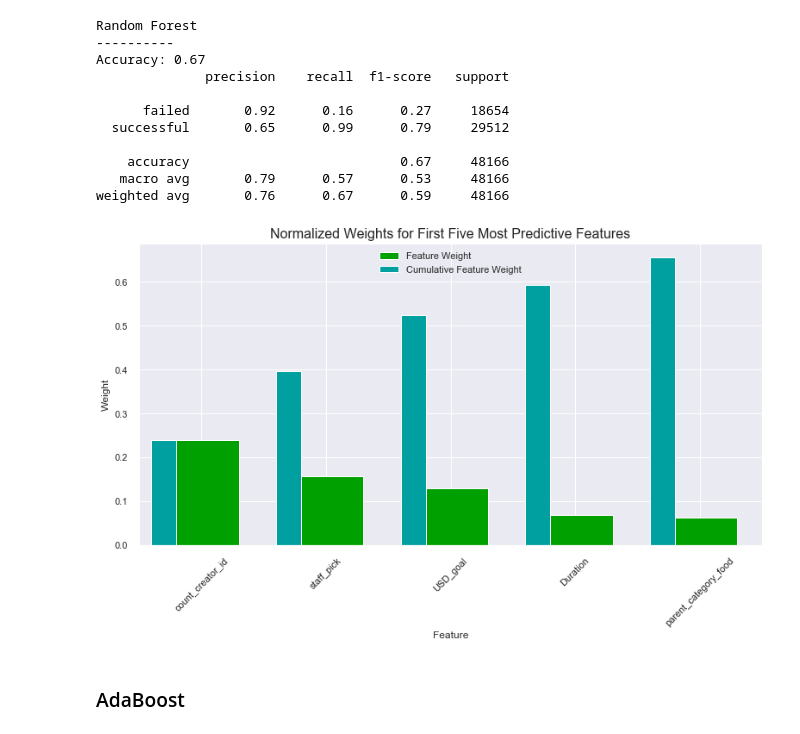
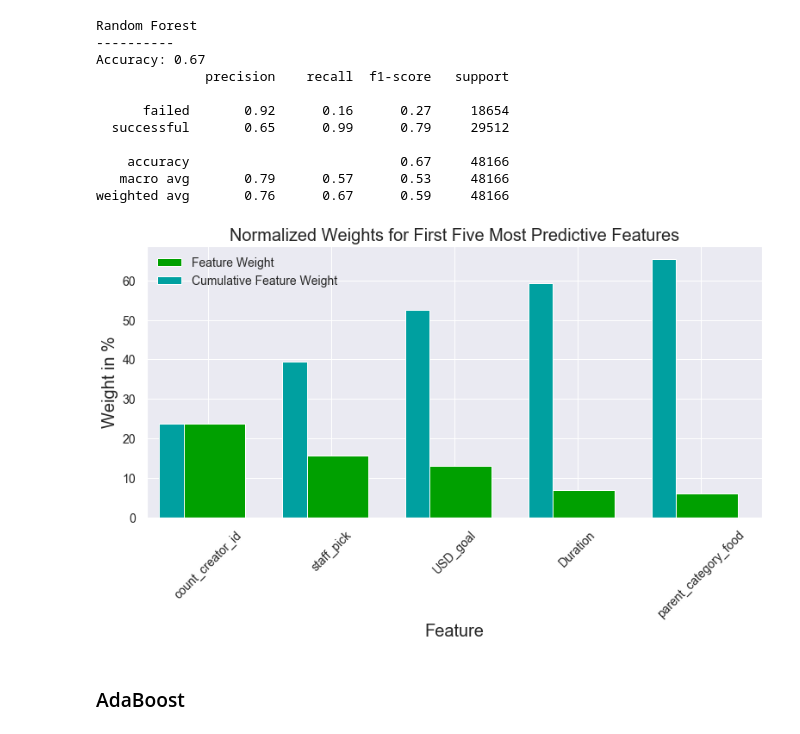
Before and after one commit to skrutzky/Project-2_Kickstarter, a Jupyter notebook: DS-Project-2_Kickstarter.ipynb, the cells around one changed output. Cells and saved outputs as stored; diff of their text form; code cells hidden in the pictures.

```diff
--- a/DS-Project-2_Kickstarter.ipynb
+++ b/DS-Project-2_Kickstarter.ipynb
@@ -1254,18 +1254,20 @@ def feature_plot(importances, X_train, y_train,name='Bild.png'):
 
     # Creat the plot
     fig = plt.figure(figsize = (11,7))
-    plt.title("Normalized Weights for First Five Most Predictive Features", fontsize = 16)
+    plt.title("Normalized Weights for First Five Most Predictive Features", fontsize = 20)
     plt.bar(np.arange(5), values, width = 0.6, align="center", color = '#00A000', \
           label = "Feature Weight")
     plt.bar(np.arange(5) - 0.3, np.cumsum(values), width = 0.2, align = "center", color = '#00A0A0', \
           label = "Cumulative Feature Weight")
     plt.xticks(np.arange(5), columns)
     plt.xlim((-0.5, 4.5))
-    plt.ylabel("Weight", fontsize = 12)
-    plt.xlabel("Feature", fontsize = 12)
+    plt.ylabel("Weight in %", fontsize = 20)
+    plt.xlabel("Feature", fontsize = 20)
     plt.xticks(rotation=45)
+    plt.rc('xtick', labelsize=14)    # fontsize of the tick labels
+    plt.rc('ytick', labelsize=14)    # fontsize of the tick labels
 
-    plt.legend(loc = 'upper center')
+    plt.legend(loc = 'upper left', fontsize=14)
     plt.tight_layout()
     plt.savefig(name)
     plt.show()
@@ -1321,11 +1323,11 @@ Accuracy: 0.67
    macro avg       0.79      0.57      0.53     48166
 weighted avg       0.76      0.67      0.59     48166
 # %%
-importances = best_model_RandomForrest.feature_importances_
+importances = best_model_RandomForrest.feature_importances_*100
 # Plot
 feature_plot(importances, numeric_features_listasd, y_train,'figures/FImportance_RF_SecondRound.png')
 # %% [output]
-[figure, old version]
+[figure, new version]
 # %% [markdown]
 ### AdaBoost
 # %%
```
Also changed, not shown: parts of 9 cells of this notebook, 3 other files.
